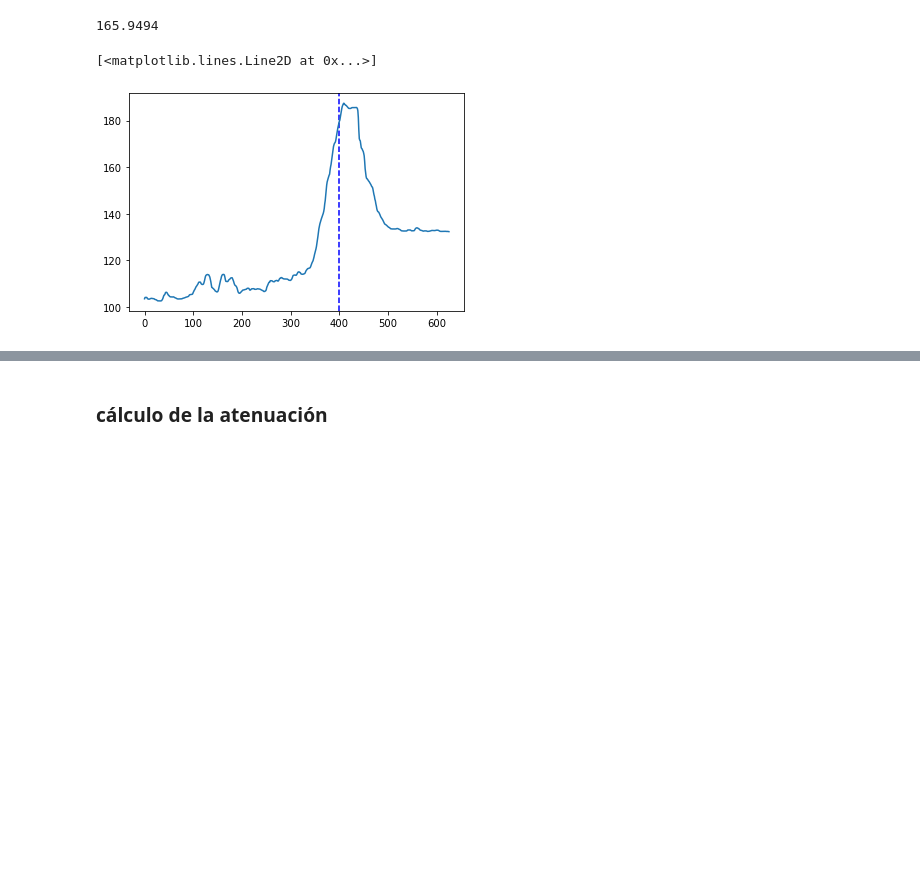
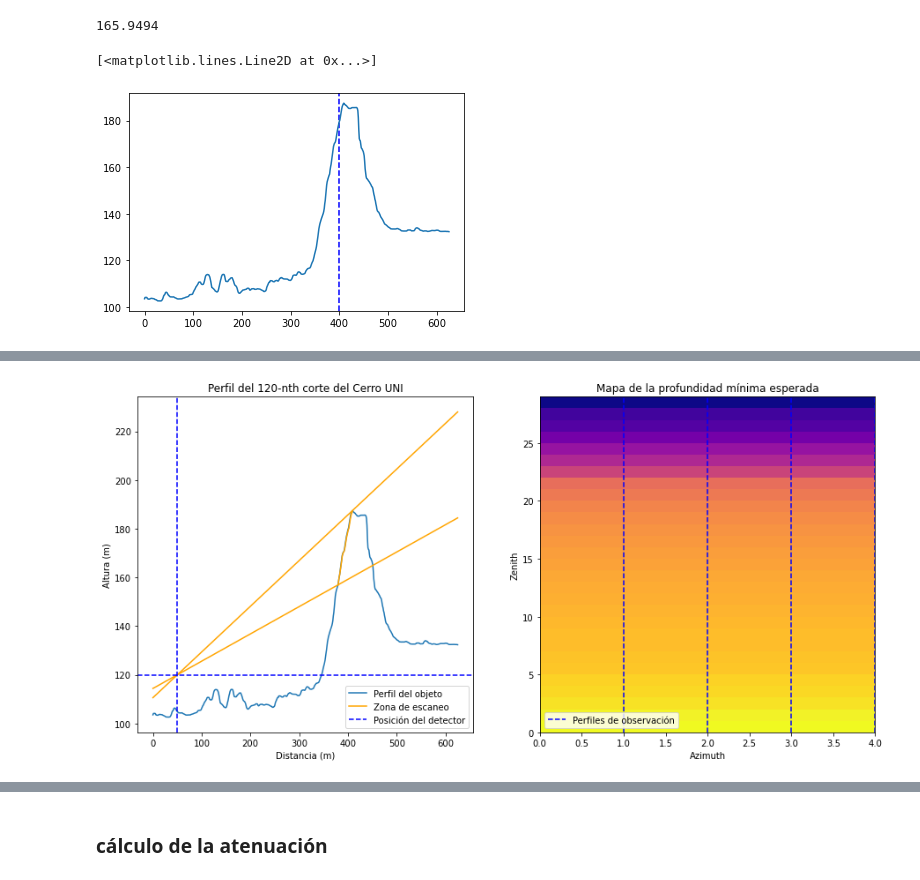
Before and after one commit to gsalazarq/cosmicraysuni, a Jupyter notebook: atenuation_calculation/Calculo-atenuacion-muones.ipynb, the cells around one changed output, grey strips where cells are left out. Drawn from its saved outputs; the diff is of its cells as text; code cells hidden in the pictures; blank space fills up the shorter version.

Commit message:
graficas completadas, inicio checking

```diff
--- a/atenuation_calculation/Calculo-atenuacion-muones.ipynb
+++ b/atenuation_calculation/Calculo-atenuacion-muones.ipynb
@@ -246,0 +145,17 @@ print(vec_angle_depth)
+# %%
+def grilla_horizontal(fila): #vec_fila=grilla_vertical[0]
+
+    gvert = grilla_vertical(fila,inicio)
+    gvert_theta = []
+    gvert_profundidad = []
+    gvert_altura= []
+    for n in range(0,len(gvert[0])):
+        gvert_altura.append(gvert[0][n][3])
+        gvert_theta.append(gvert[0][n][4])
+        gvert_profundidad.append(gvert[0][n][5])
+
+    return (gvert_altura, gvert_theta, gvert_profundidad)
+
+fila120 = grilla_horizontal(121)
+#indice_final_cima = grilla_vertical(fila,inicio)[1]
+print(len(fila120[2]))
@@ -246,0 +164,70 @@ print(vec_angle_depth)
+# %%
+m = np.linspace(inicio,inicio+len(gvert[0]),len(gvert[0]))
+
+ref_y_inicio =[]
+ref_y_final  =[]
+
+#indice_final_cima = depth(arr_x, ptx)[1]
+
+
+for i in range(0, len(arr_x)):
+    yt=recta(punto_inicio[0], punto_inicio[1], inicio, np_array[inicio], i)
+    ref_y_inicio.append(yt)
+    yt2=recta(punto_inicio[0], punto_inicio[1], indice_final_cima, np_array[indice_final_cima], i)
+
+    ref_y_final.append(yt2)
+
+
+############################
+#Plots para cada fila
+fig, ax = plt.subplots(1, 2, figsize=(15,7))
+#fig.tight_layout()
+
+
+### Plot 1
+## Plot del perfil y de ángulo que subtiende
+
+ax[0].plot(np_array, label="Perfil del objeto")
+ax[0].plot(m, gvert_altura, color="orange", label="Zona de escaneo")
+ax[0].plot(arr_x, ref_y_inicio,color="orange")
+ax[0].plot(arr_x, ref_y_final,color="orange")
+
+ax[0].axvline(x = punto_inicio[0], color = 'b', label = 'Posición del detector', linestyle='dashed')
+
+
+ax[0].legend()
+
+#ax[0, 0].ylim([xplotrango, yplotrango ]) # limita el rango en el que se muestra el eje Y
+ax[0].axhline(y = punto_inicio[1], color = 'b', label = 'axvline - full height', linestyle='dashed')
+
+ax[0].set_title(f'Perfil del {fila}-nth corte del Cerro UNI')
+ax[0].set(xlabel='Distancia (m)', ylabel='Altura (m)')
+
+### Plot 2
+
+
+fila120 = grilla_horizontal(120)[2]
+fila120=np.asarray(fila120)
+fila121 = grilla_horizontal(121)[2]
+fila121=np.asarray(fila121)
+fila122 = grilla_horizontal(122)[2]
+fila122=np.asarray(fila122)
+fila123 = grilla_horizontal(123)[2]
+fila123=np.asarray(fila123)
+fila124 = grilla_horizontal(124)[2]
+fila124=np.asarray(fila124)
+fila125 = grilla_horizontal(125)[2]
+fila125=np.asarray(fila125)
+
+c =np.column_stack((fila120, fila121, fila122, fila123))
+
+ax[1].set(xlabel='Azimuth', ylabel='Zenith')
+ax[1].pcolormesh(c,cmap="plasma")
+ax[1].axvline(x = 1, color = 'b', label = 'Perfiles de observación', linestyle='dashed')
+ax[1].axvline(x = 2, color = 'b', linestyle='dashed')
+ax[1].axvline(x = 3, color = 'b', linestyle='dashed')
+ax[1].axvline(x = 4, color = 'b', linestyle='dashed')
+
+ax[1].set_title("Mapa de la profundidad mínima esperada")
+ax[1].legend(loc='lower left')
+# %% [output]
@@ -246,0 +235 @@ print(vec_angle_depth)
+[figure, added]
```
Also changed, not shown: parts of 18 cells of this notebook.
